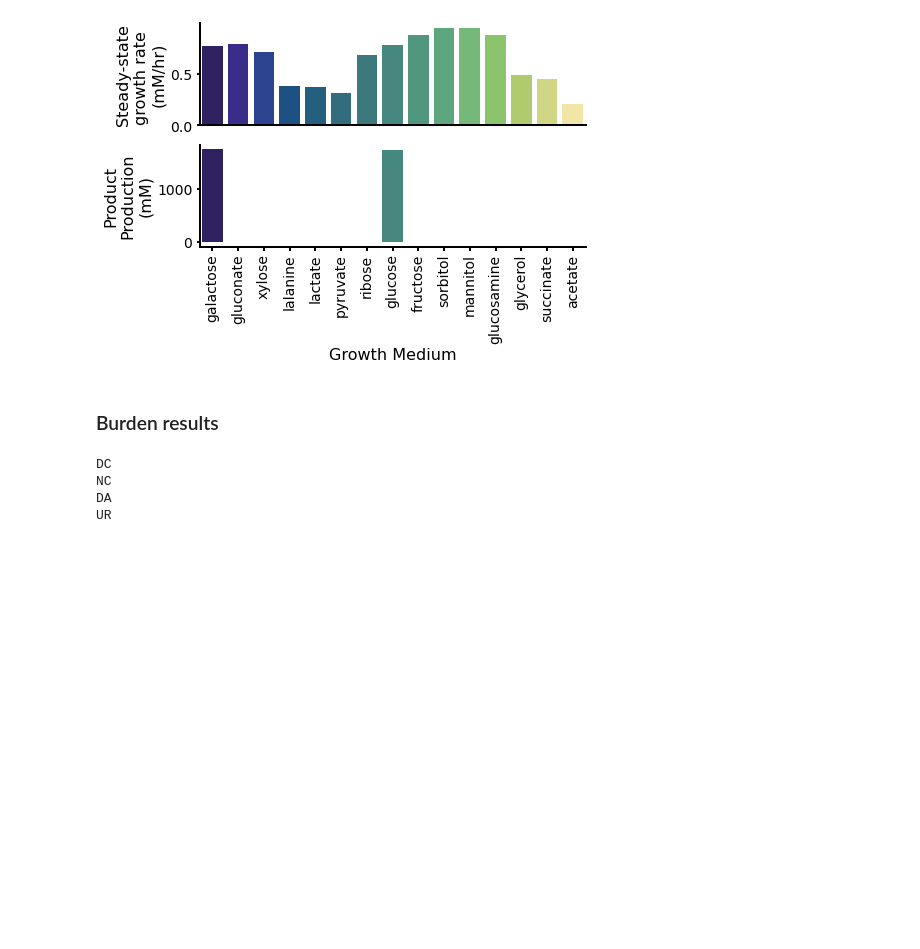
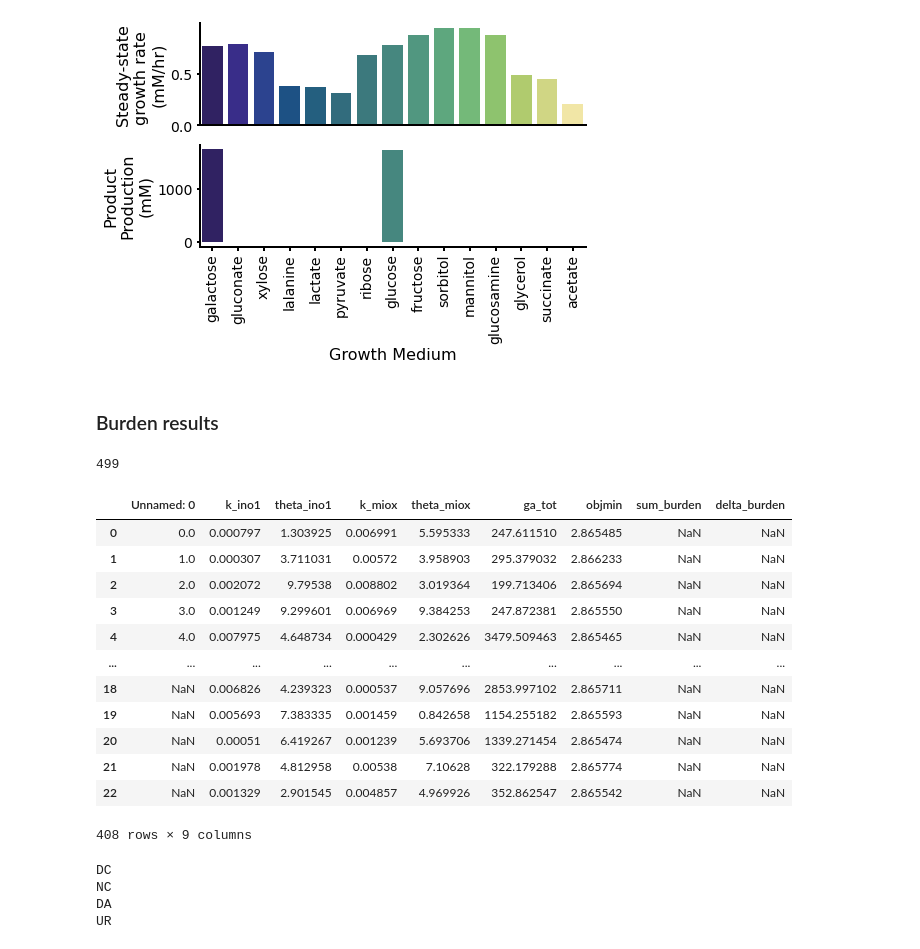
Before and after one commit to cjmerzbacher/joint-simulator, a Jupyter notebook: glucaric_acid/ga_viz.ipynb, the cells around one changed output. Cells and saved outputs as stored; diff of their text form; code cells hidden in the pictures; blank space fills up the shorter version.

```diff
--- a/glucaric_acid/ga_viz.ipynb
+++ b/glucaric_acid/ga_viz.ipynb
@@ -104,6 +104,51 @@ fig.tight_layout()
 [figure]
 # %% [markdown]
 ### Burden results
+# %%
+#Read in R and parse sum file
+fba_data_r = pd.read_csv('exp_data/dc_r/sim_fba_data_dc_r.csv').dropna()
+ode_data_r = pd.read_csv('exp_data/dc_r/sim_ode_data_dc_r.csv')
+bo_data_r = pd.read_csv('exp_data/dc_r/bo_data_dc_r.csv')
+
+sum_dc_r2 = pd.DataFrame()
+for w in fba_data_r.W.unique():
+    fba = fba_data_r.loc[fba_data_r.W == w].reset_index(drop=True)
+    ode = ode_data_r.loc[ode_data_r.W == w]
+
+    n1, theta_ino1, k_ino1, n2, theta_miox, k_miox = fba.W[0].replace('[', '').replace(']', '').split(', ')
+    ga_tot = sum(ode.mi)
+    sum_burden = sum(fba.lam[0] - fba.lam)
+    delta_burden = fba.lam[0] - fba.lam[len(fba)-1]
+    objmin = len(fba)
+    summary = pd.DataFrame({"k_ino1": [k_ino1], "theta_ino1":[theta_ino1], "k_miox":[k_miox], "theta_miox": [theta_miox], "ga_tot": [ga_tot], "objmin": [objmin], "sum_burden": [sum_burden],"delta_burden": [delta_burden] })
+
+    sum_dc_r2 = pd.concat([sum_dc_r2, summary])
+# %%
+##Read in and combine dataframes for DC
+sum_dc_r = pd.read_csv('exp_data/dc_r2/sum_data_dc_r2.csv')
+sum_dc_comb = pd.read_csv('exp_data/combined_data/dc/sum_data_dc.csv')
+sum_dc = pd.concat([sum_dc_comb, sum_dc_r, sum_dc_r2])
+# %%
+len(sum_dc.k_ino1.unique())
+# %% [output]
+499
+# %%
+lhc = pd.read_csv('exp_data/dc_lhc.csv')
+sum_dc.loc[sum_dc.k_ino1.isin(lhc.k_ino1)]
+# %% [output]
+|  | Unnamed: 0 | k_ino1 | theta_ino1 | k_miox | theta_miox | ga_tot | objmin | sum_burden | delta_burden |
+| 0 | 0.0 | 0.000797 | 1.303925 | 0.006991 | 5.595333 | 247.611510 | 2.865485 | NaN | NaN |
+| 1 | 1.0 | 0.000307 | 3.711031 | 0.00572 | 3.958903 | 295.379032 | 2.866233 | NaN | NaN |
+| 2 | 2.0 | 0.002072 | 9.79538 | 0.008802 | 3.019364 | 199.713406 | 2.865694 | NaN | NaN |
+| 3 | 3.0 | 0.001249 | 9.299601 | 0.006969 | 9.384253 | 247.872381 | 2.865550 | NaN | NaN |
+| 4 | 4.0 | 0.007975 | 4.648734 | 0.000429 | 2.302626 | 3479.509463 | 2.865465 | NaN | NaN |
+| ... | ... | ... | ... | ... | ... | ... | ... | ... | ... |
+| 18 | NaN | 0.006826 | 4.239323 | 0.000537 | 9.057696 | 2853.997102 | 2.865711 | NaN | NaN |
+| 19 | NaN | 0.005693 | 7.383335 | 0.001459 | 0.842658 | 1154.255182 | 2.865593 | NaN | NaN |
+| 20 | NaN | 0.00051 | 6.419267 | 0.001239 | 5.693706 | 1339.271454 | 2.865474 | NaN | NaN |
+| 21 | NaN | 0.001978 | 4.812958 | 0.00538 | 7.10628 | 322.179288 | 2.865774 | NaN | NaN |
+| 22 | NaN | 0.001329 | 2.901545 | 0.004857 | 4.969926 | 352.862547 | 2.865542 | NaN | NaN |
+408 rows × 9 columns
 # %%
 #BURDEN COMPUTATION -FIX MEEEEEE
 # print("DC")
```
Also changed, not shown: parts of 1 cell of this notebook, 1 other file.
